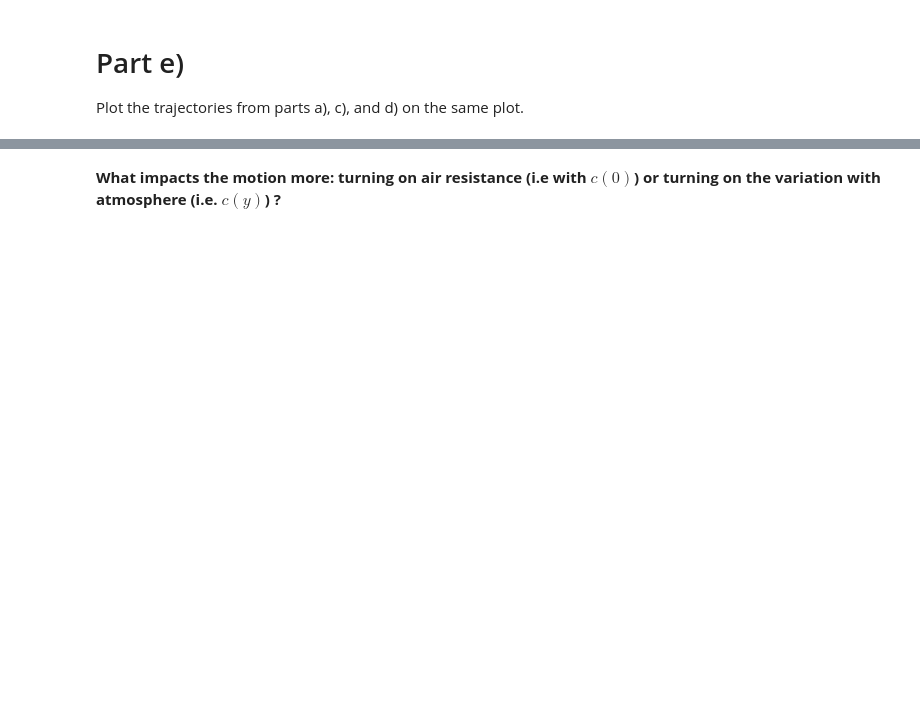
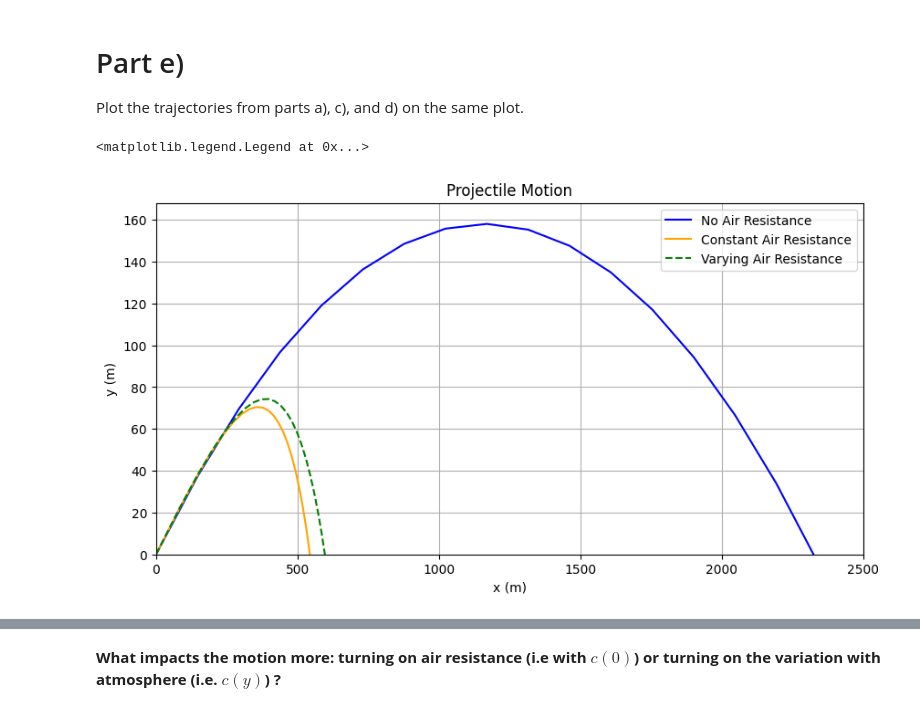
Before and after one commit to Tsclonetrooper/Phys-3511-Fall24, a Jupyter notebook: Module02/Assignment/Assignment_02.ipynb, the cells around one changed output, grey strips where cells are left out. Drawn from its saved outputs; the diff is of its cells as text; code cells hidden in the pictures; blank space fills up the shorter version.

```diff
--- a/Module02/Assignment/Assignment_02.ipynb
+++ b/Module02/Assignment/Assignment_02.ipynb
@@ -188,0 +292,20 @@ Plot the trajectories from parts a), c), and d) on the same plot.
+# %%
+
+plt.figure(figsize=(10, 5))
+plt.plot(x, y, color='b',label = "No Air Resistance")
+plt.plot(xca, yca, color='orange', label = 'Constant Air Resistance')
+
+plt.plot(xva, yva,'--g', label = 'Varying Air Resistance')
+
+plt.title('Projectile Motion')
+plt.xlabel('x (m)')
+plt.ylabel('y (m)')
+plt.grid()
+plt.xlim(0, 2500)
+plt.ylim(0, max(y) + 10)
+plt.axhline(0, color='black', lw=0.5)
+plt.axvline(0, color='black', lw=0.5)
+plt.legend()
+# %% [output]
+<matplotlib.legend.Legend at 0x...>
+[figure, added]
```
Also changed, not shown: parts of 21 cells of this notebook, 6 other files.
